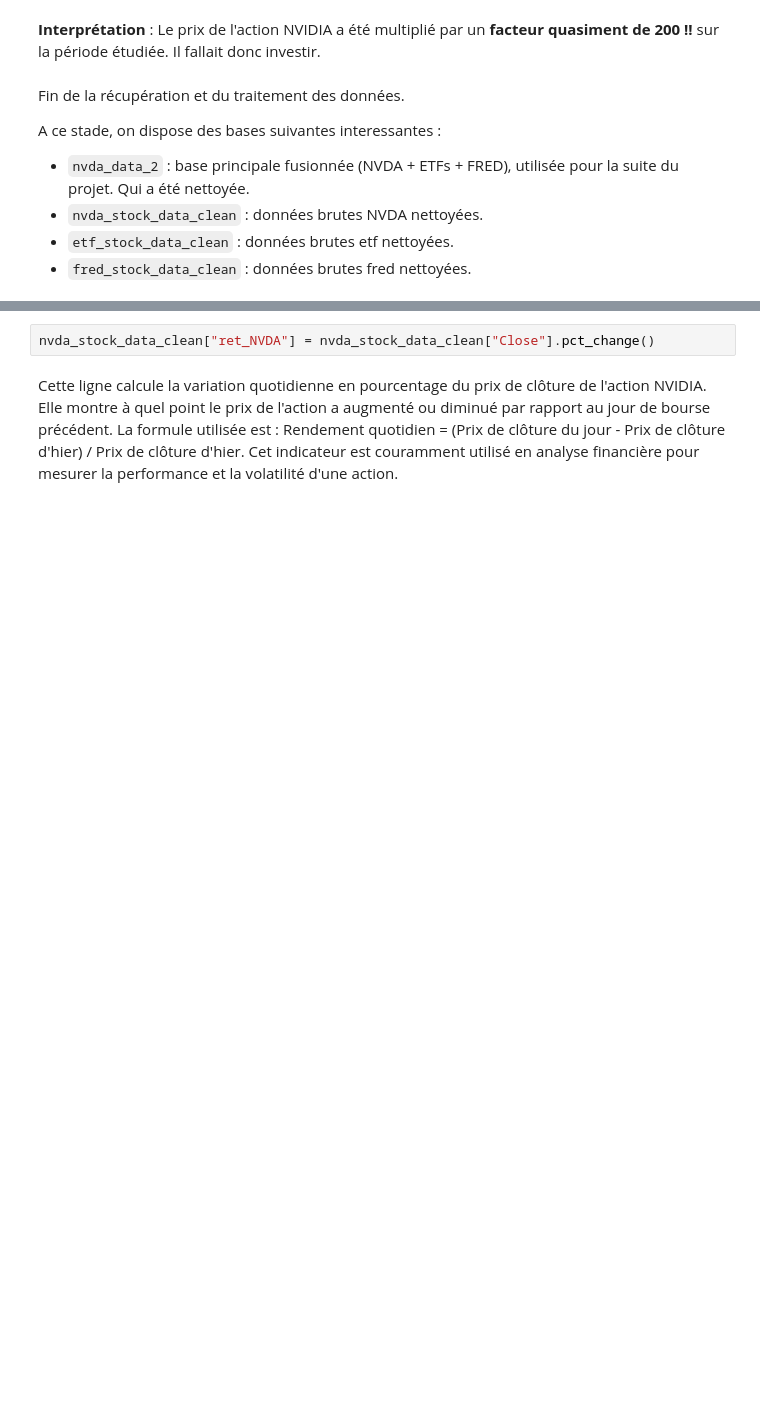
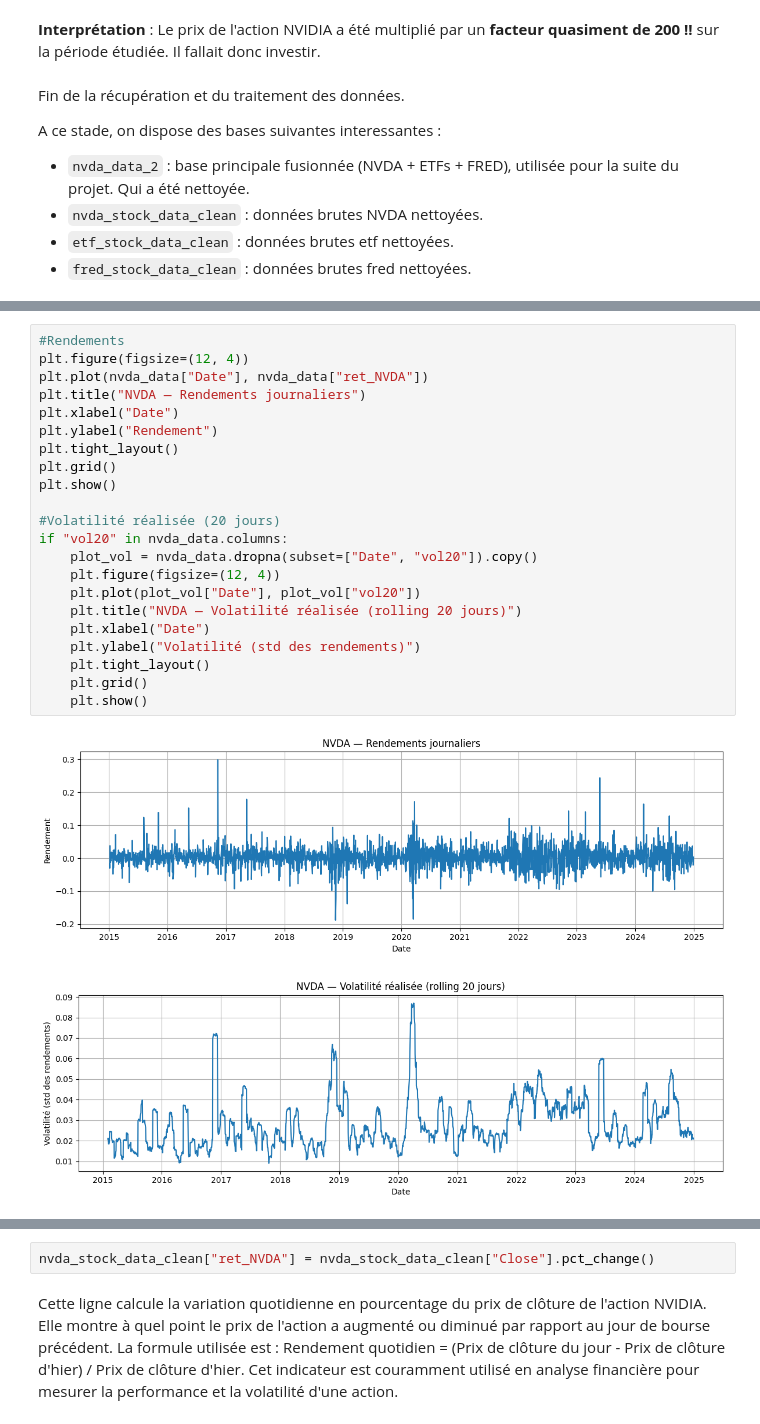
Before and after one commit to JoelKt29/Python-pour-la-data, a Jupyter notebook: Final copy.ipynb, the cells around one changed output, grey strips where cells are left out. Cells and saved outputs as stored; diff of their text form; blank space fills up the shorter version.

```diff
--- a/Final copy.ipynb
+++ b/Final copy.ipynb
@@ -419,0 +520,25 @@ Dans cette section, nous explorons les tendances du cours de l'action NVIDIA, le
+# %%
+#Rendements
+plt.figure(figsize=(12, 4))
+plt.plot(nvda_data["Date"], nvda_data["ret_NVDA"])
+plt.title("NVDA — Rendements journaliers")
+plt.xlabel("Date")
+plt.ylabel("Rendement")
+plt.tight_layout()
+plt.grid()
+plt.show()
+
+#Volatilité réalisée (20 jours)
+if "vol20" in nvda_data.columns:
+    plot_vol = nvda_data.dropna(subset=["Date", "vol20"]).copy()
+    plt.figure(figsize=(12, 4))
+    plt.plot(plot_vol["Date"], plot_vol["vol20"])
+    plt.title("NVDA — Volatilité réalisée (rolling 20 jours)")
+    plt.xlabel("Date")
+    plt.ylabel("Volatilité (std des rendements)")
+    plt.tight_layout()
+    plt.grid()
+    plt.show()
+# %% [output]
+[figure, added]
+[figure, added]
```
Also changed, not shown: parts of 19 cells of this notebook, 1 other file.
